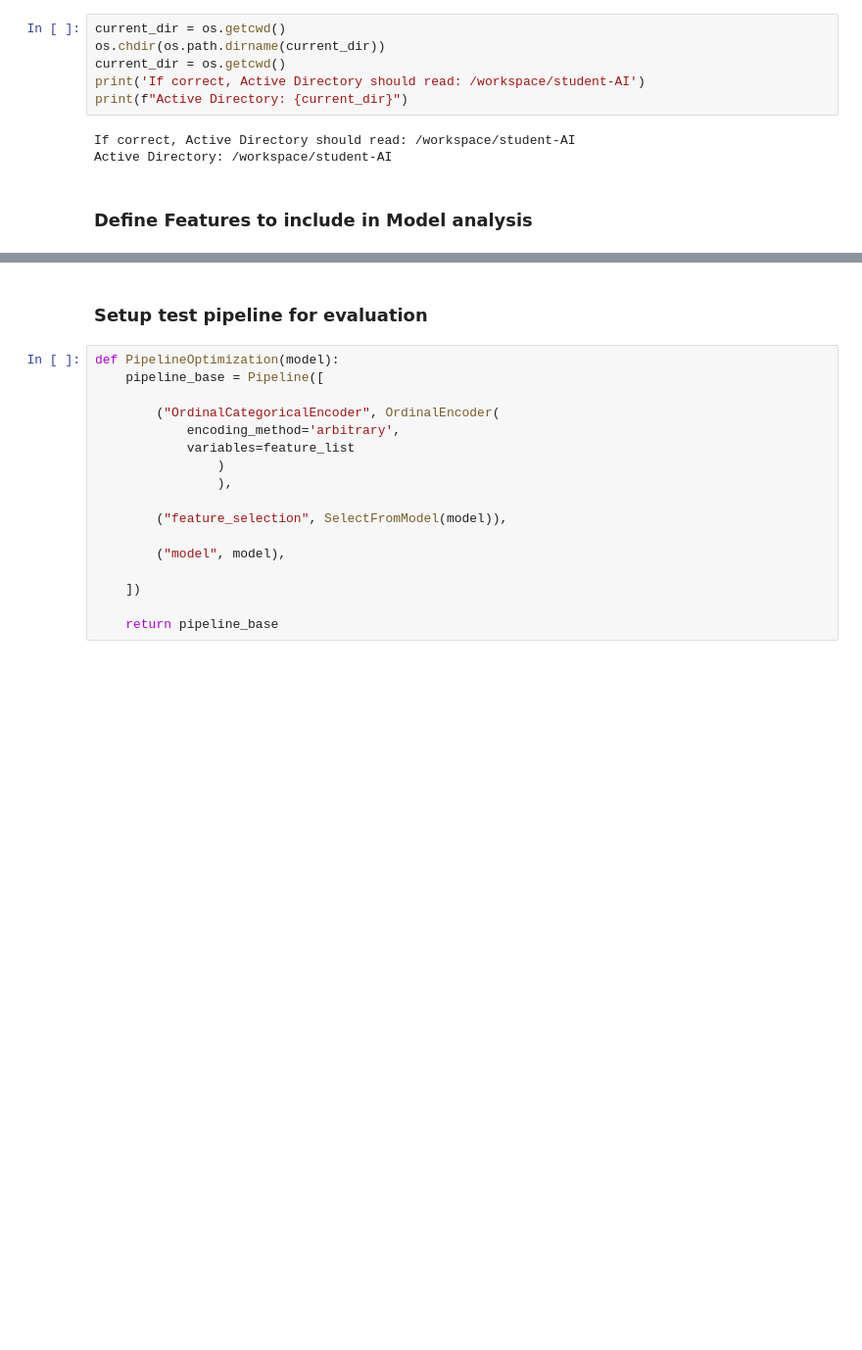
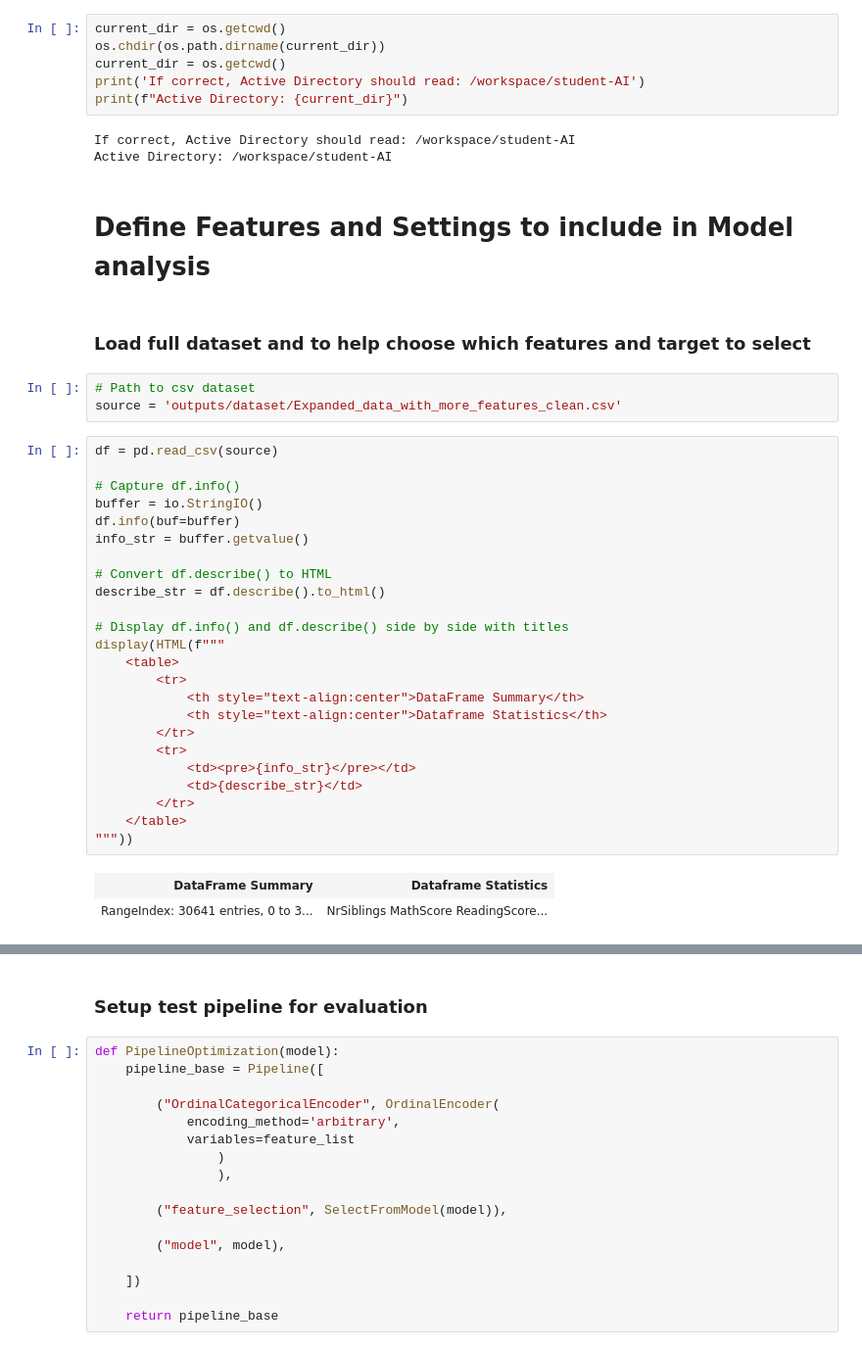
Before and after one commit to A-Hoenig/student-AI, a Jupyter notebook: jupyter_notebooks/NB_8c_math_model_class_2.ipynb, the cells around one changed output, grey strips where cells are left out. Shown: that part at 98% size. Saved outputs shown, nothing was run; the diff lists cells and outputs as text; blank space fills up the shorter version.

Commit message:
NB8c add Df summary and finish automation

```diff
--- a/jupyter_notebooks/NB_8c_math_model_class_2.ipynb
+++ b/jupyter_notebooks/NB_8c_math_model_class_2.ipynb
@@ -96,7 +98,39 @@ print(f"Active Directory: {current_dir}")
 If correct, Active Directory should read: /workspace/student-AI
 Active Directory: /workspace/student-AI
 # %% [markdown]
-### Define Features to include in Model analysis
+# Define Features and Settings to include in Model analysis
+# %% [markdown]
+### Load full dataset and to help choose which features and target to select
+# %%
+# Path to csv dataset
+source = 'outputs/dataset/Expanded_data_with_more_features_clean.csv'
+# %%
+df = pd.read_csv(source)
+
+# Capture df.info()
+buffer = io.StringIO()
+df.info(buf=buffer)
+info_str = buffer.getvalue()
+
+# Convert df.describe() to HTML
+describe_str = df.describe().to_html()
+
+# Display df.info() and df.describe() side by side with titles
+display(HTML(f"""
+    <table>
+        <tr>
+            <th style="text-align:center">DataFrame Summary</th>
+            <th style="text-align:center">Dataframe Statistics</th>
+        </tr>
+        <tr>
+            <td><pre>{info_str}</pre></td>
+            <td>{describe_str}</td>
+        </tr>
+    </table>
+"""))
+# %% [output]
+| DataFrame Summary | Dataframe Statistics |
+| RangeIndex: 30641 entries, 0 to 3... | NrSiblings MathScore ReadingScore... |
 # %%
 # setup features and target variable from dataset to use for model training
 feature_list = ['Gender', 'EthnicGroup', 'ParentEduc', 'LunchType', 'TestPrep']
```
Also changed, not shown: parts of 7 cells of this notebook, 1 other file.
